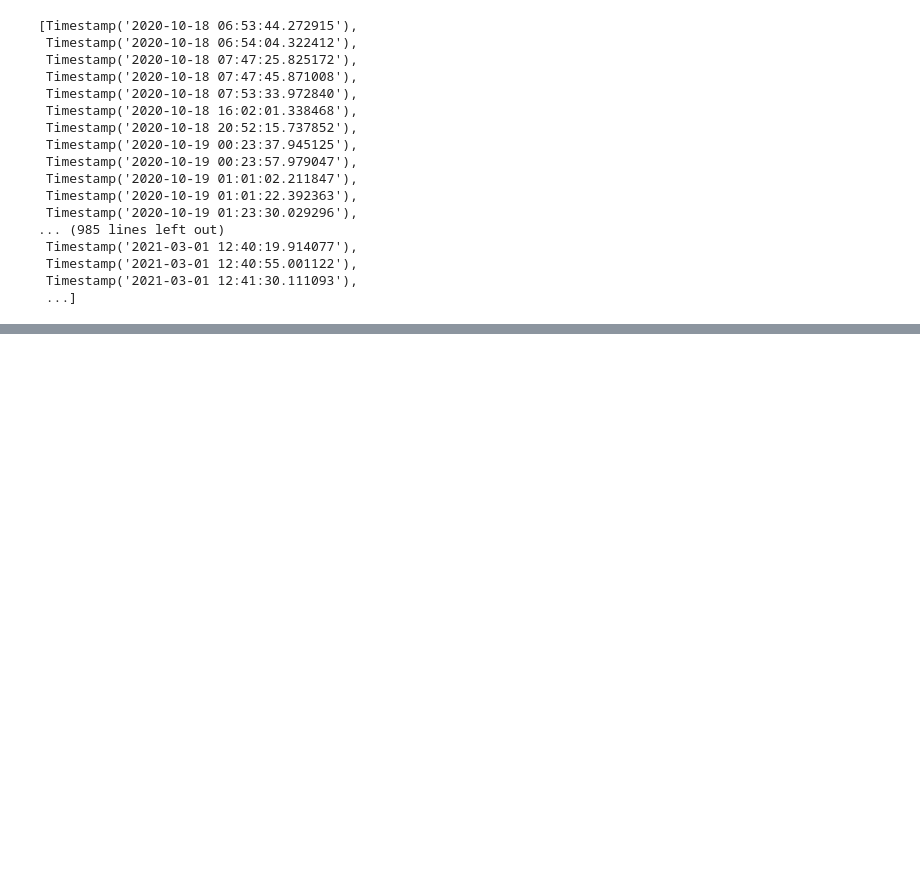
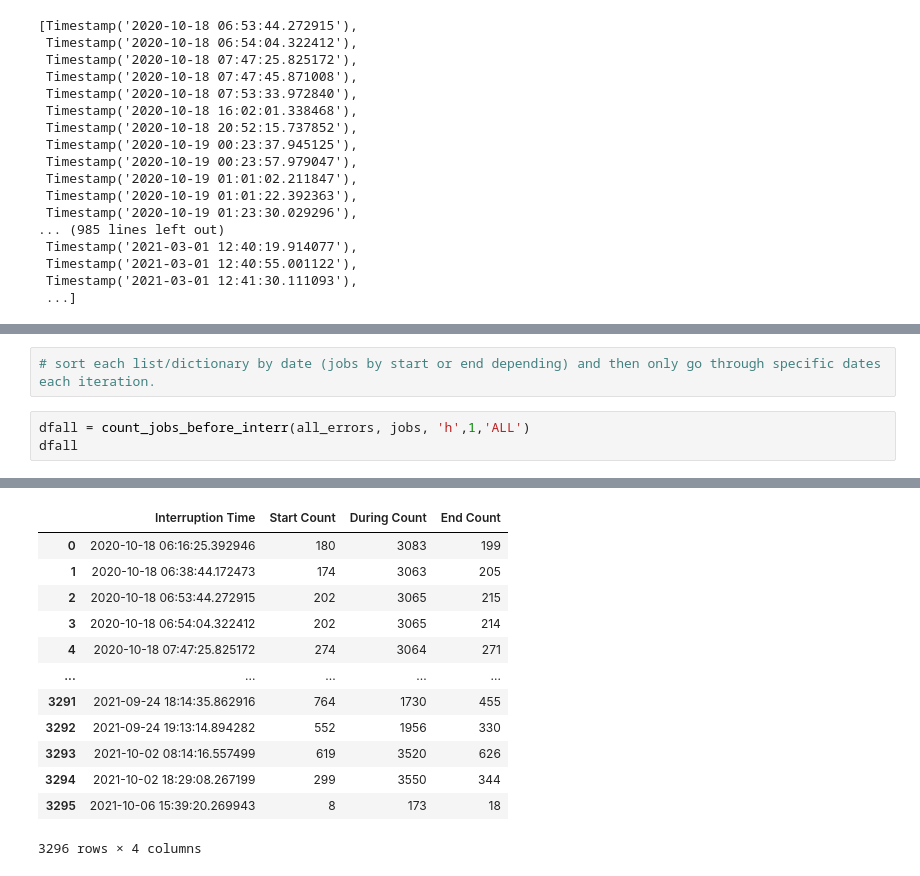
Before and after one commit to nss-data-science-cohort-8/accre-green-bean-casserole, a Jupyter notebook: notebooks/DataIntroduction.ipynb, the cells around one changed output, grey strips where cells are left out. Saved outputs shown, nothing was run; the diff lists cells and outputs as text; blank space fills up the shorter version.

```diff
--- a/notebooks/DataIntroduction.ipynb
+++ b/notebooks/DataIntroduction.ipynb
@@ -415,0 +440,6 @@ Timedelta('322 days 04:42:47.727085')
+# %%
+# sort each list/dictionary by date (jobs by start or end depending) and then only go through specific dates each iteration.
+# %%
+dfall = count_jobs_before_interr(all_errors, jobs, 'h',1,'ALL')
+dfall
+# %% [output]
@@ -415,0 +457,13 @@ Timedelta('322 days 04:42:47.727085')
+|  | Interruption Time | Start Count | During Count | End Count |
+| 0 | 2020-10-18 06:16:25.392946 | 180 | 3083 | 199 |
+| 1 | 2020-10-18 06:38:44.172473 | 174 | 3063 | 205 |
+| 2 | 2020-10-18 06:53:44.272915 | 202 | 3065 | 215 |
+| 3 | 2020-10-18 06:54:04.322412 | 202 | 3065 | 214 |
+| 4 | 2020-10-18 07:47:25.825172 | 274 | 3064 | 271 |
+| ... | ... | ... | ... | ... |
+| 3291 | 2021-09-24 18:14:35.862916 | 764 | 1730 | 455 |
+| 3292 | 2021-09-24 19:13:14.894282 | 552 | 1956 | 330 |
+| 3293 | 2021-10-02 08:14:16.557499 | 619 | 3520 | 626 |
+| 3294 | 2021-10-02 18:29:08.267199 | 299 | 3550 | 344 |
+| 3295 | 2021-10-06 15:39:20.269943 | 8 | 173 | 18 |
+3296 rows × 4 columns
```
Also changed, not shown: parts of 17 cells of this notebook.
